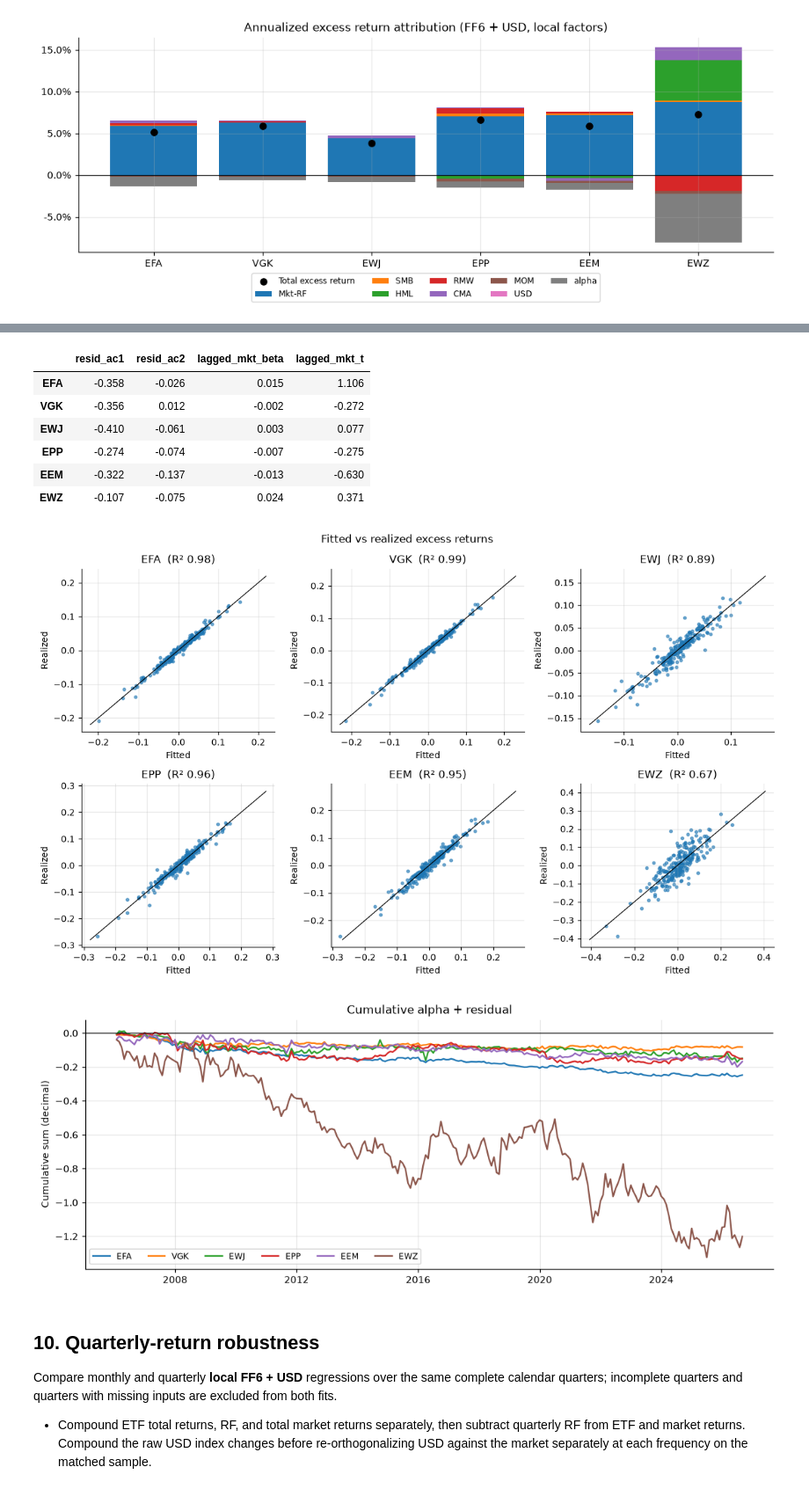
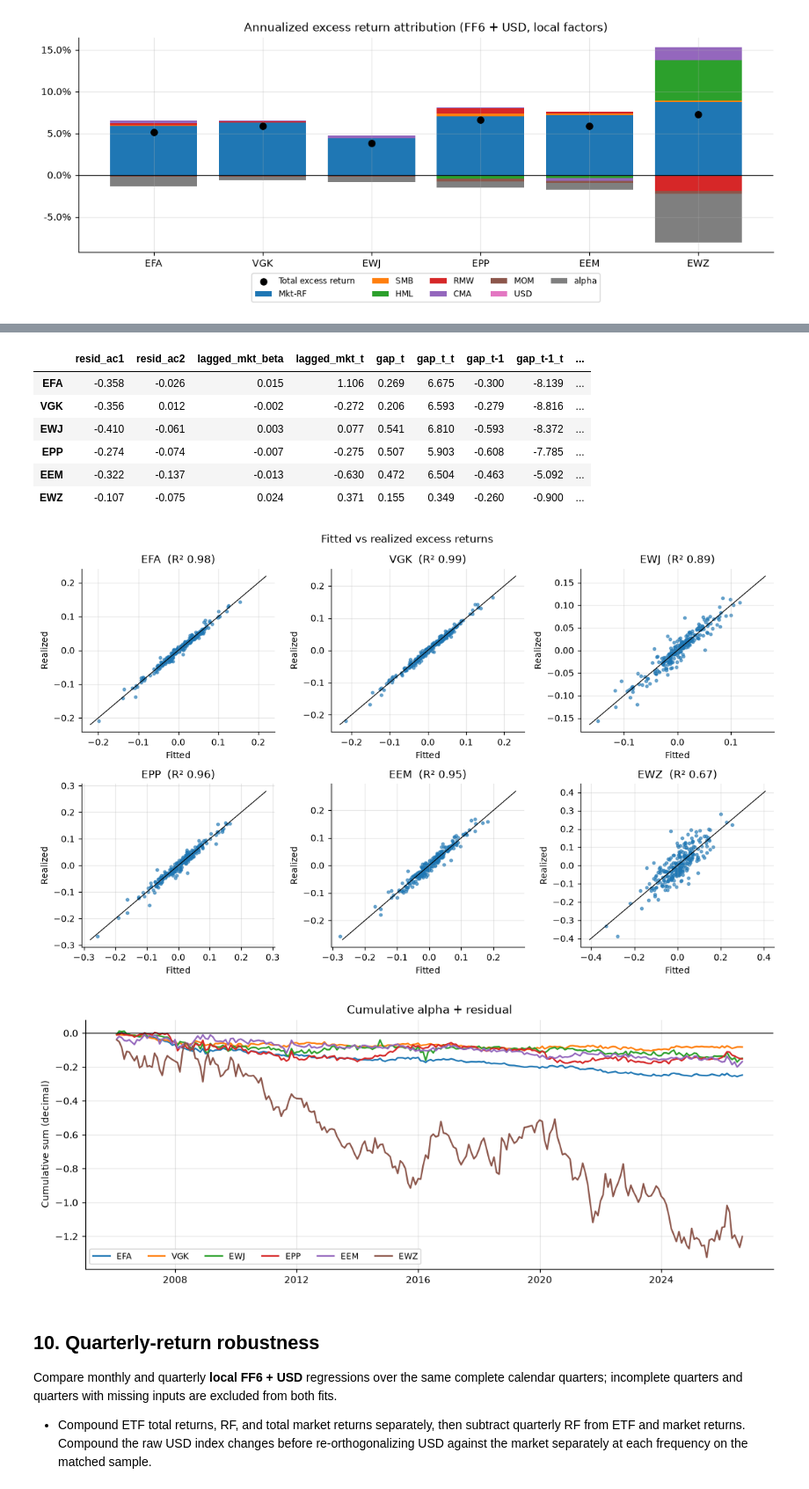
Before and after one commit to pautino/intl-factor-lab, a Jupyter notebook: notebooks/international_factor_lab.ipynb, the cells around one changed output, grey strips where cells are left out. Shown at 88% size. Cells and saved outputs as stored; diff of their text form; code cells hidden in the pictures.

```diff
--- a/notebooks/international_factor_lab.ipynb
+++ b/notebooks/international_factor_lab.ipynb
@@ -249,25 +253,27 @@ save(fig, "05_attribution")
 # %%
 best = {t: (fits[t]["FF6+USD"], aligned[t]) for t in ETFS}
 save(plots.fitted_vs_realized(best), "06_fitted_vs_realized")
 save(plots.cumulative_residuals(best), "07_cumulative_residuals")
 
+gap = data.last_day_returns("SPY")
 rows = {}
 for t in ETFS:
     res, d = best[t]
     lagged = d.assign(Mkt_lag=d["Mkt-RF"].shift(1)).dropna()
     r_lag = models.fit(lagged, models.FF6 + ["USD", "Mkt_lag"])
     rows[t] = {"resid_ac1": res.resid.autocorr(1), "resid_ac2": res.resid.autocorr(2),
-               "lagged_mkt_beta": r_lag.params["Mkt_lag"], "lagged_mkt_t": r_lag.tvalues["Mkt_lag"]}
+               "lagged_mkt_beta": r_lag.params["Mkt_lag"], "lagged_mkt_t": r_lag.tvalues["Mkt_lag"],
+               **models.closing_time_test(res.resid, gap)}
 diag = pd.DataFrame(rows).T
 display(diag)
 # %% [output]
-|  | resid_ac1 | resid_ac2 | lagged_mkt_beta | lagged_mkt_t |
-| EFA | -0.358 | -0.026 | 0.015 | 1.106 |
-| VGK | -0.356 | 0.012 | -0.002 | -0.272 |
-| EWJ | -0.410 | -0.061 | 0.003 | 0.077 |
-| EPP | -0.274 | -0.074 | -0.007 | -0.275 |
-| EEM | -0.322 | -0.137 | -0.013 | -0.630 |
-| EWZ | -0.107 | -0.075 | 0.024 | 0.371 |
+|  | resid_ac1 | resid_ac2 | lagged_mkt_beta | lagged_mkt_t | gap_t | gap_t_t | gap_t-1 | gap_t-1_t | ... |
+| EFA | -0.358 | -0.026 | 0.015 | 1.106 | 0.269 | 6.675 | -0.300 | -8.139 | ... |
+| VGK | -0.356 | 0.012 | -0.002 | -0.272 | 0.206 | 6.593 | -0.279 | -8.816 | ... |
+| EWJ | -0.410 | -0.061 | 0.003 | 0.077 | 0.541 | 6.810 | -0.593 | -8.372 | ... |
+| EPP | -0.274 | -0.074 | -0.007 | -0.275 | 0.507 | 5.903 | -0.608 | -7.785 | ... |
+| EEM | -0.322 | -0.137 | -0.013 | -0.630 | 0.472 | 6.504 | -0.463 | -5.092 | ... |
+| EWZ | -0.107 | -0.075 | 0.024 | 0.371 | 0.155 | 0.349 | -0.260 | -0.900 | ... |
 [figure]
 [figure]
 # %% [markdown]
```
Also changed, not shown: parts of 2 cells of this notebook, 7 other files.
